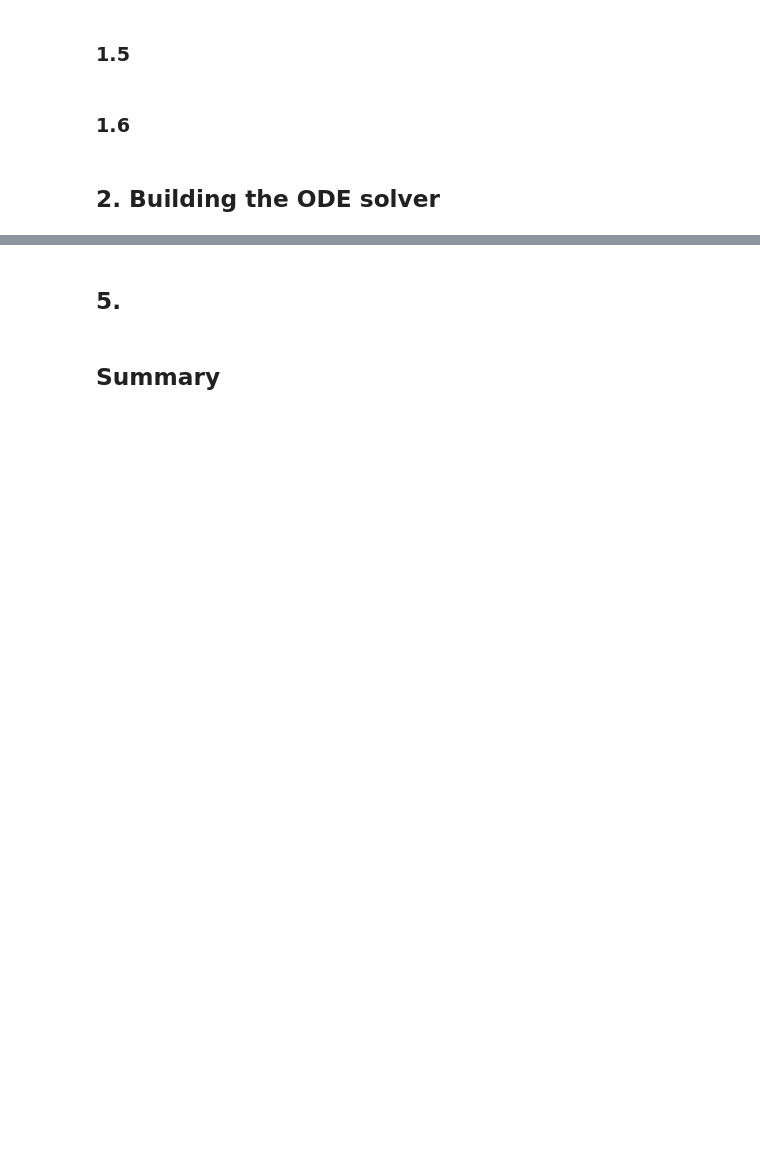
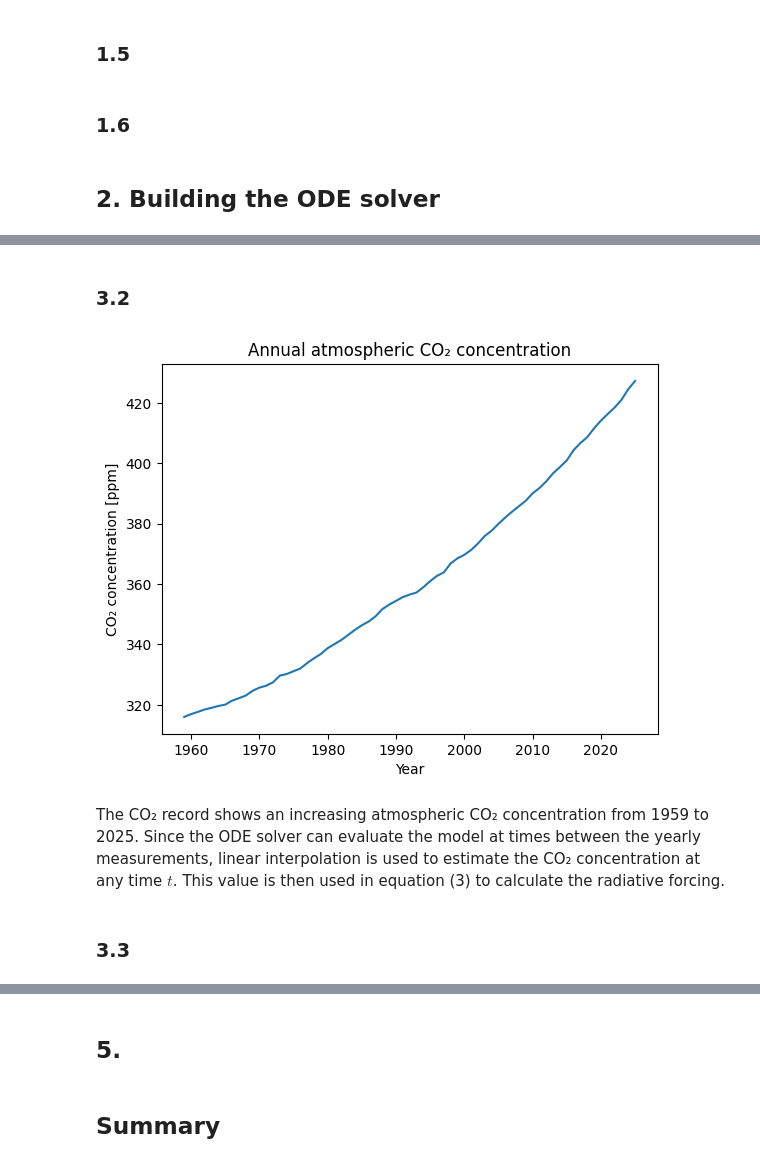
Before and after one commit to JoneVB/MOD300_Prosjekt1, a Jupyter notebook: project-2/project2.ipynb, the cells around one changed output, grey strips where cells are left out. Drawn from its saved outputs; the diff is of its cells as text; code cells hidden in the pictures; blank space fills up the shorter version.

```diff
--- a/project-2/project2.ipynb
+++ b/project-2/project2.ipynb
@@ -37,0 +152,35 @@ intro to exercise. what will we explore and why?
+# %% [markdown]
+### 3.2
+# %%
+co2_data = pd.read_csv("data/co2_annual.dat", sep=r"\s+")
+temp_data = pd.read_csv("data/gistemp_annual.dat", sep=r"\s+")
+
+
+
+co2_year = co2_data["Year"]
+co2_ppm = co2_data["CO2_ppm"]
+
+plt.plot(co2_year, co2_ppm)
+plt.xlabel("Year")
+plt.ylabel("CO₂ concentration [ppm]")
+plt.title("Annual atmospheric CO₂ concentration")
+plt.show()
+
+# Interpolating function using numpy
+def co2_at_time(t):
+    return np.interp(t, co2_year, co2_ppm)
+
+# Equation (3): finding forcing from CO2 concentration
+def co2_forcing_at_time(t):
+    co2 = co2_at_time(t)
+    return 5.35 * np.log(co2 / 280.0)
+# %% [output]
+[figure, added]
+# %% [markdown]
+The CO₂ record shows an increasing atmospheric CO₂ concentration from 1959
+to 2025. Since the ODE solver can evaluate the model at times between the
+yearly measurements, linear interpolation is used to estimate the CO₂
+concentration at any time $t$. This value is then used in equation (3) to
+calculate the radiative forcing.
+# %% [markdown]
+### 3.3
```
Also changed, not shown: parts of 32 cells of this notebook, 2 other files.
